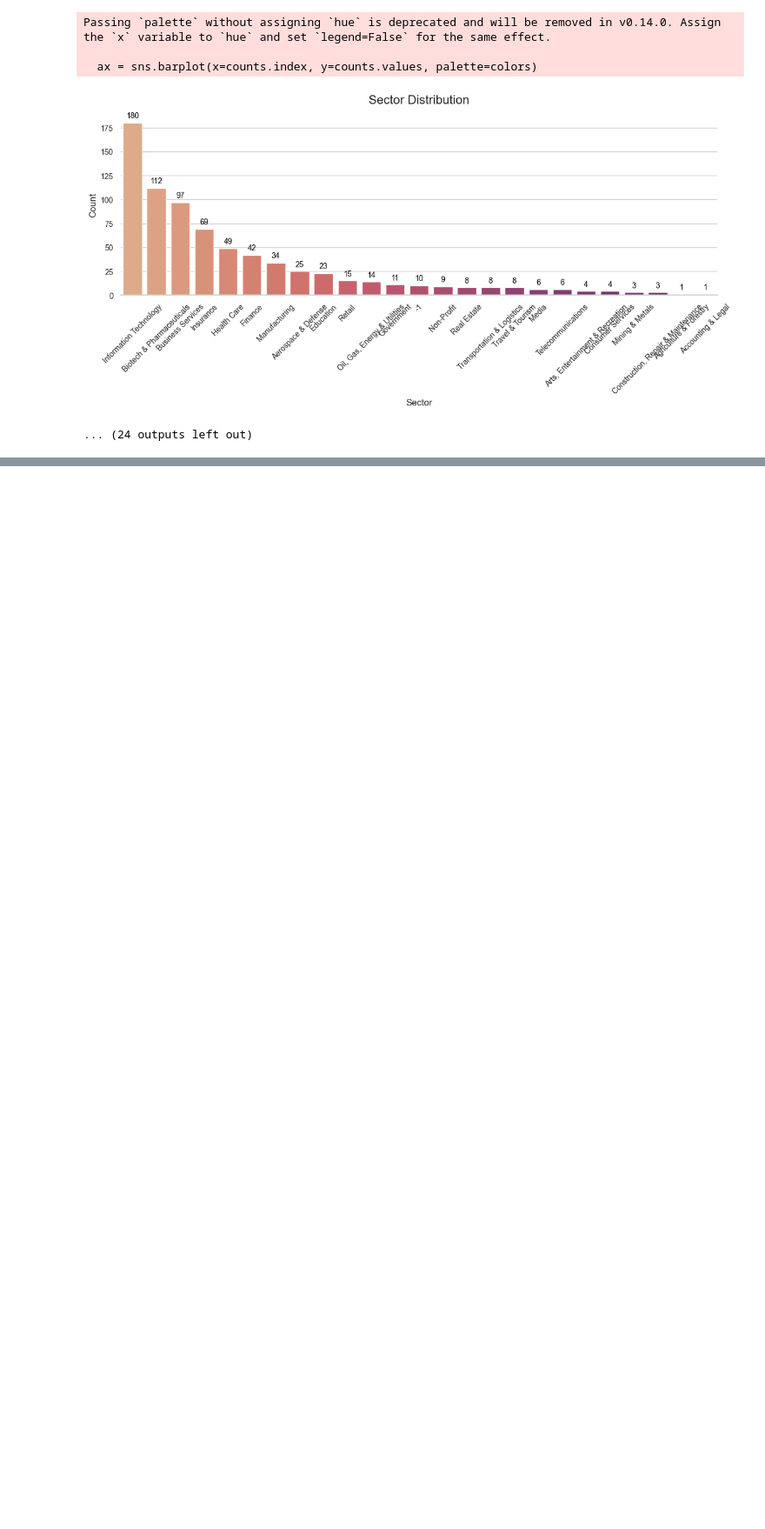
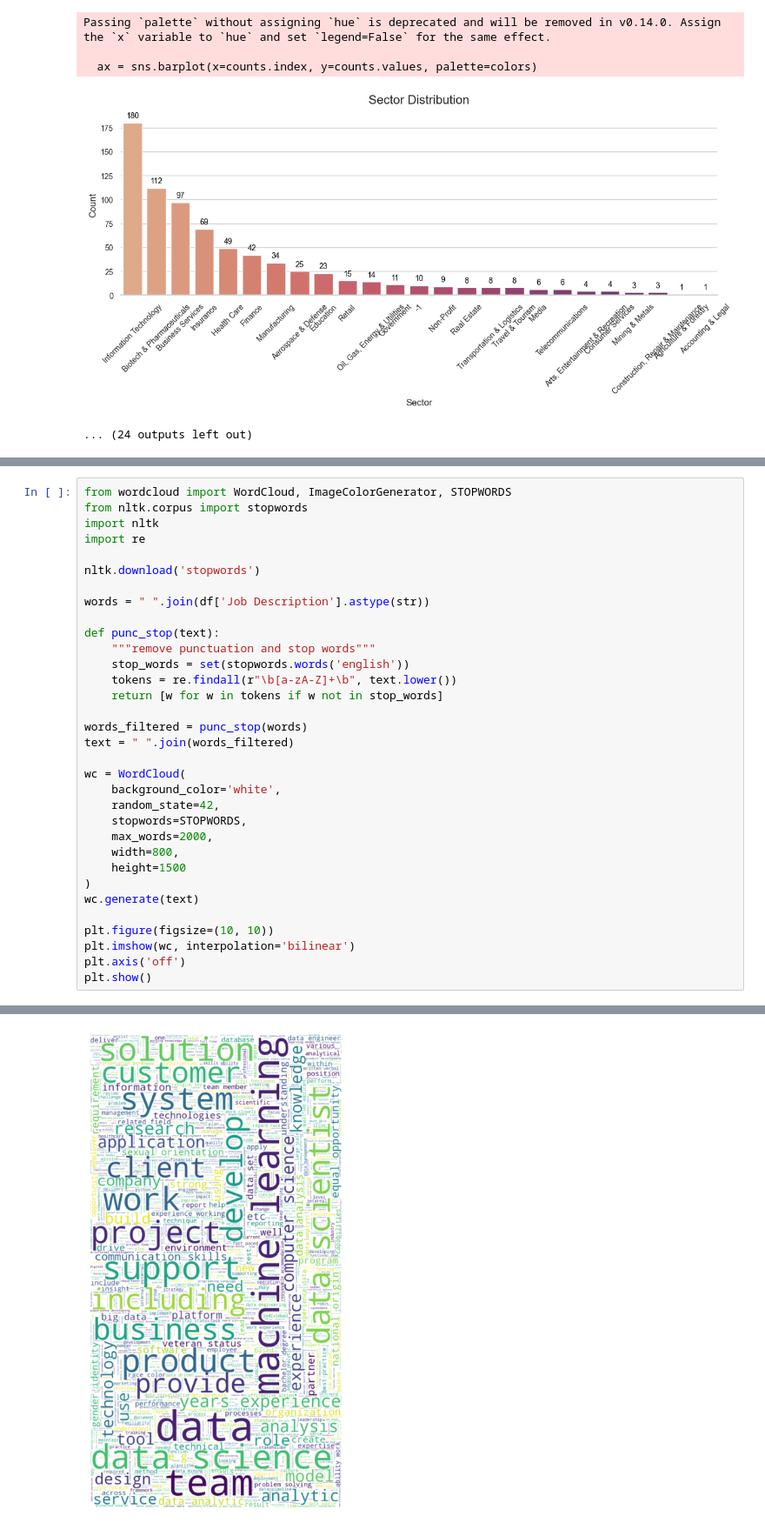
Before and after one commit to pawan-rai02/ds_salary_proj, a Jupyter notebook: 03-EDA.ipynb, the cells around one changed output, grey strips where cells are left out. Shown at 87% size. Cells and saved outputs as stored; diff of their text form; blank space fills up the shorter version.

```diff
--- a/03-EDA.ipynb
+++ b/03-EDA.ipynb
@@ -319,0 +464,34 @@ Passing `palette` without assigning `hue` is deprecated and will be removed in v
+# %%
+from wordcloud import WordCloud, ImageColorGenerator, STOPWORDS
+from nltk.corpus import stopwords
+import nltk
+import re
+
+nltk.download('stopwords')
+
+words = " ".join(df['Job Description'].astype(str))
+
+def punc_stop(text):
+    """remove punctuation and stop words"""
+    stop_words = set(stopwords.words('english'))
+    tokens = re.findall(r"\b[a-zA-Z]+\b", text.lower())
+    return [w for w in tokens if w not in stop_words]
+
+words_filtered = punc_stop(words)
+text = " ".join(words_filtered)
+
+wc = WordCloud(
+    background_color='white',
+    random_state=42,
+    stopwords=STOPWORDS,
+    max_words=2000,
+    width=800,
+    height=1500
+)
+wc.generate(text)
+
+plt.figure(figsize=(10, 10))
+plt.imshow(wc, interpolation='bilinear')
+plt.axis('off')
+plt.show()
+# %% [output]
@@ -319,0 +501 @@ Passing `palette` without assigning `hue` is deprecated and will be removed in v
+[figure, added]
```
Also changed, not shown: parts of 12 cells of this notebook.
